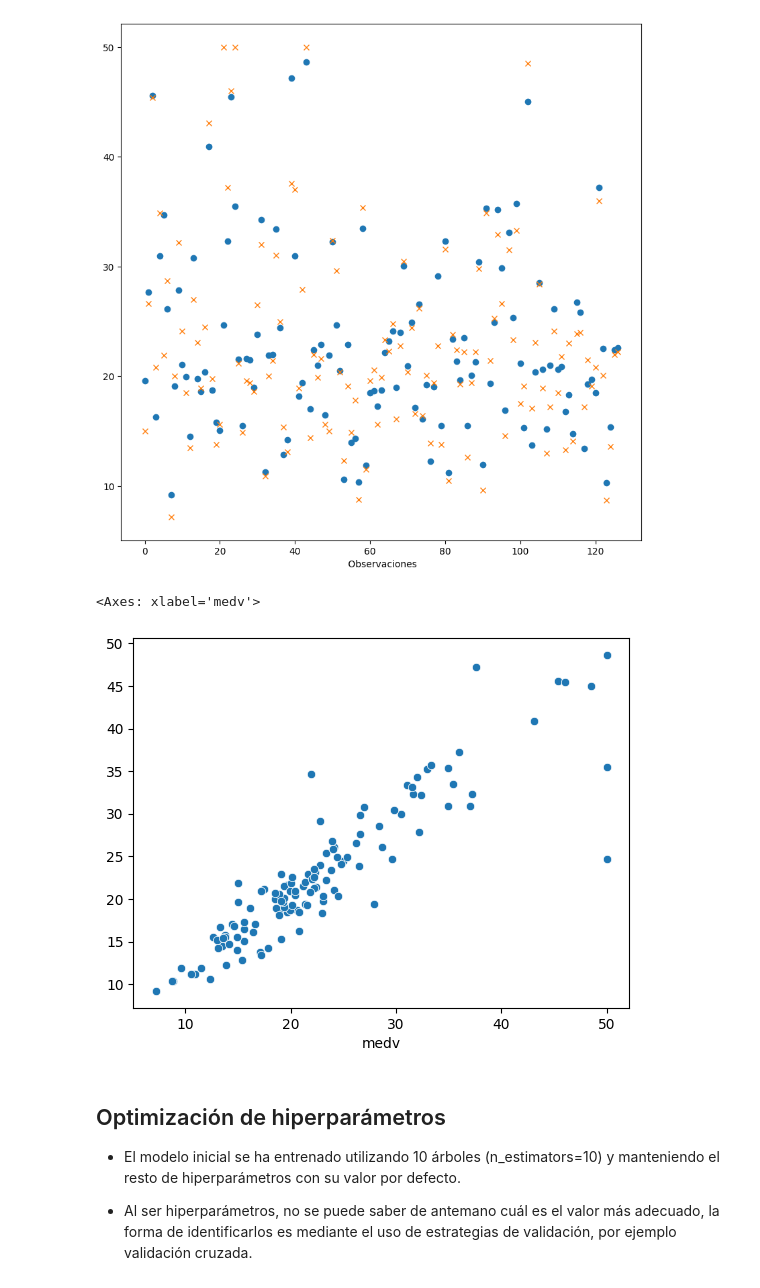
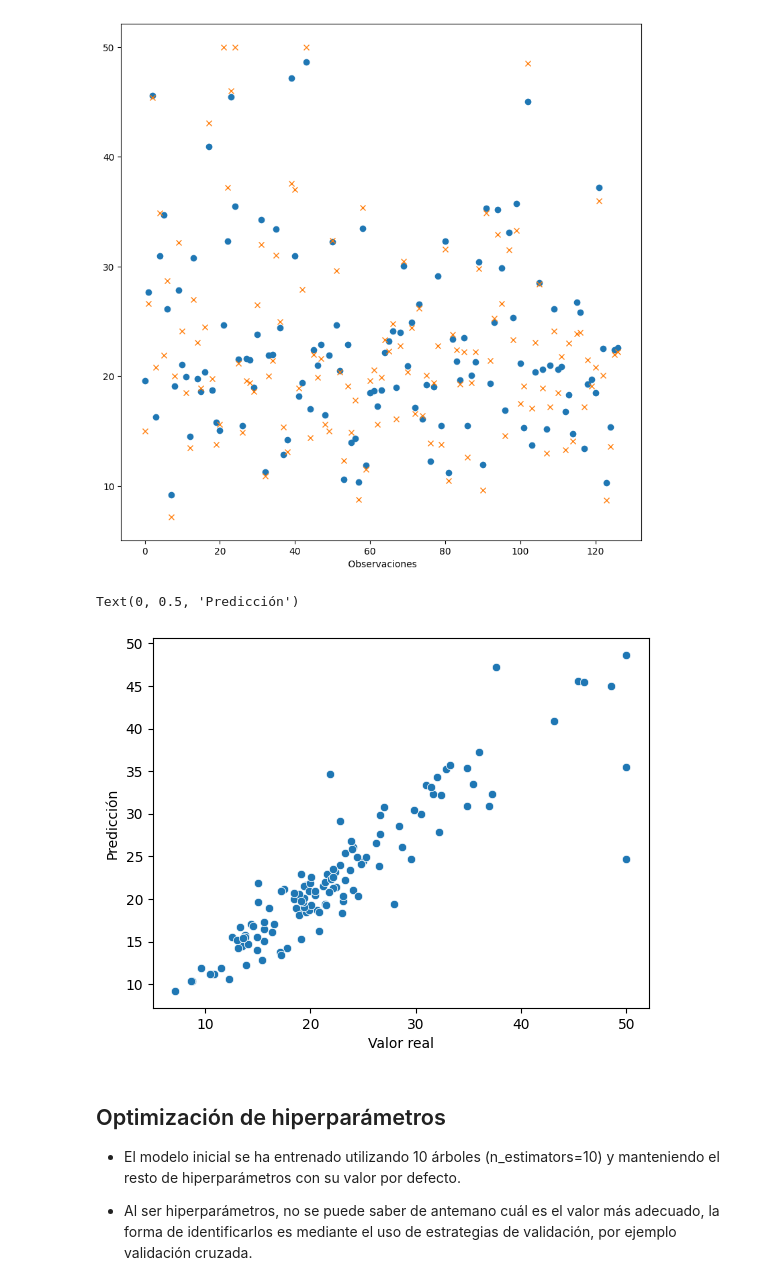
Before and after one commit to jazaineam1/Andes_ADDBD, a Jupyter notebook: Sesion14/Clase_14-Random_Forest.ipynb, the cells around one changed output. Cells and saved outputs as stored; diff of their text form; code cells hidden in the pictures.

```diff
--- a/Sesion14/Clase_14-Random_Forest.ipynb
+++ b/Sesion14/Clase_14-Random_Forest.ipynb
@@ -340,9 +474,12 @@ Como en todo estudio predictivo, no solo es importante ajustar el modelo, sino t
 ### División de los datos en train y test
 # %%
 # ==============================================================================
+
+y=datos['medv']
+X=datos.drop(columns = "medv")
 X_train, X_test, y_train, y_test = train_test_split(
-                                        datos.drop(columns = "medv"),
-                                        datos['medv'],
+                                        y,
+                                        X,
                                         random_state = 123
                                     )
 # %%
@@ -356,7 +495,7 @@ X_train.shape
 # ==============================================================================
 modelo = RandomForestRegressor(
             n_estimators = 10,
-            criterion    = 'friedman_mse',
+            criterion    = 'squared_error',
             max_depth    = None,
             max_features = 'sqrt',
             oob_score    = False,
@@ -423,9 +562,11 @@ Text(0.5, 0, ' Observaciones')
 [figure]
 # %%
 sns.scatterplot(x=a["medv"], y=predicciones )
+plt.xlabel("Valor real")
+plt.ylabel("Predicción")
 # %% [output]
-<Axes: xlabel='medv'>
+Text(0, 0.5, 'Predicción')
-[figure, old version]
+[figure, new version]
 # %% [markdown]
 ## Optimización de hiperparámetros
 
```
Also changed, not shown: parts of 27 cells of this notebook.
